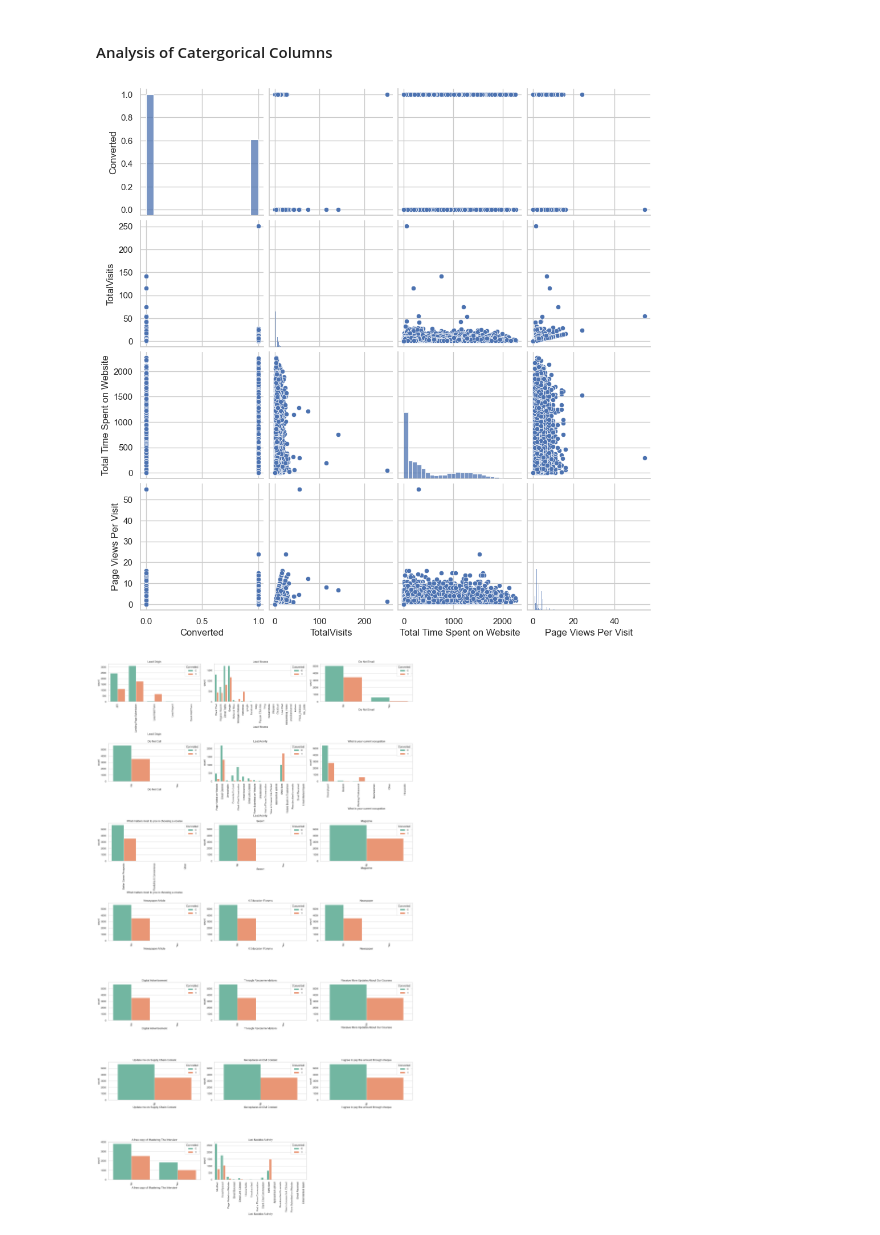
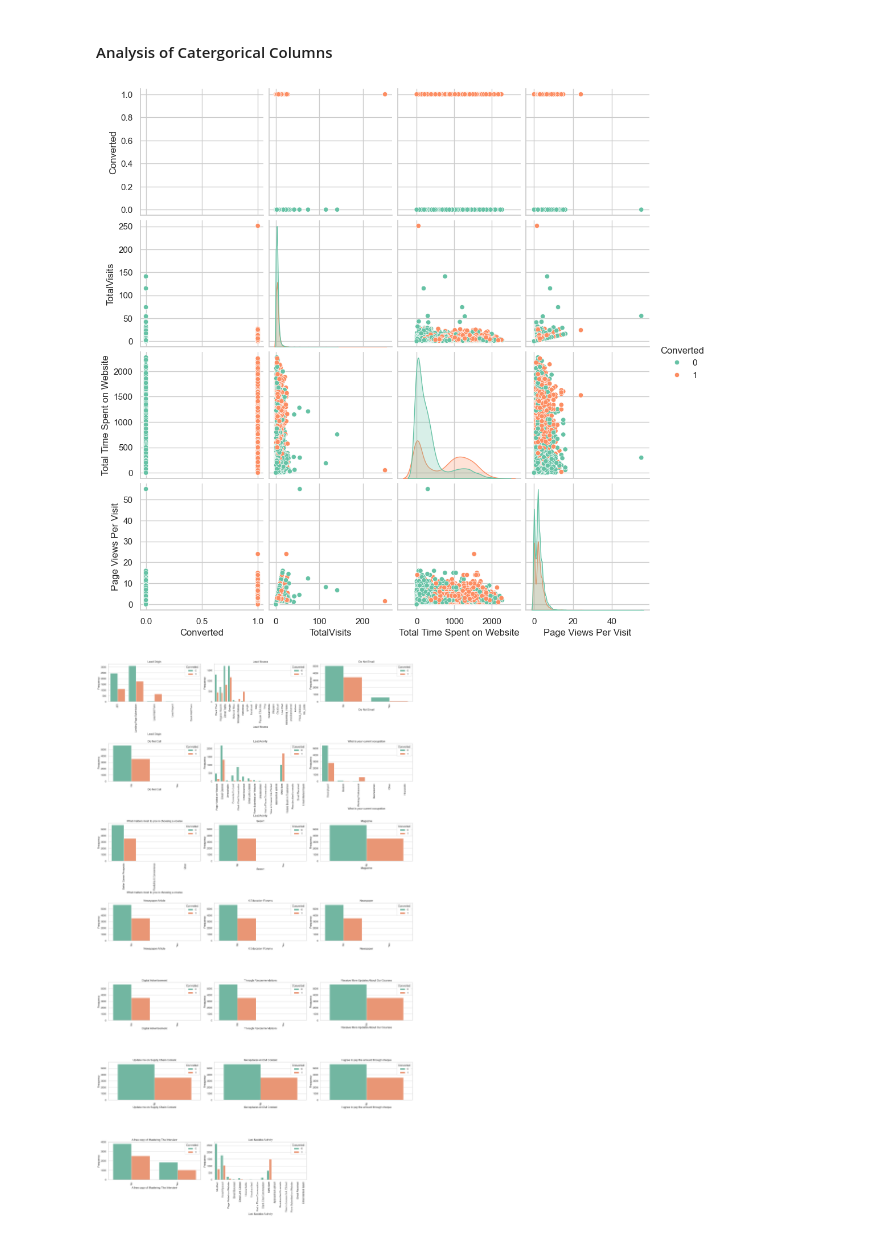
Before and after one commit to hrithikk16/Leads_Scoring_Case_Study, a Jupyter notebook: assign.ipynb, the cells around one changed output. Drawn from its saved outputs; the diff is of its cells as text; code cells hidden in the pictures.

```diff
--- a/assign.ipynb
+++ b/assign.ipynb
@@ -428,11 +428,11 @@ import matplotlib.pyplot as plt
 # Set Seaborn style and grid
 sns.set(style='whitegrid')
 # %%
-#Pairplot for numeric variables
-sns.pairplot(leads, vars=num_col)
+# Pair plot for numeric variables with hue based on 'Converted'
+sns.pairplot(leads, vars=num_col, hue='Converted', palette='Set2')
 plt.show()
 # %% [output]
-[figure, old version]
+[figure, new version]
 # %%
 # Calculate the number of rows needed
 num_rows = -(-len(cat_col) // 3)  # Round up division
@@ -449,6 +449,8 @@ for i in cat_col:
     sns.countplot(x=i, hue='Converted', data=leads, palette='Set2')
     plt.title(i)  # Add the variable name as the title
     plt.xticks(rotation=90)
+    plt.ylabel('Frequency')
+
     n += 1
 
     # Break the loop if we have created all the plots
@@ -458,4 +460,4 @@ for i in cat_col:
 plt.tight_layout()
 plt.show()
 # %% [output]
-[figure, old version]
+[figure, new version]
```
